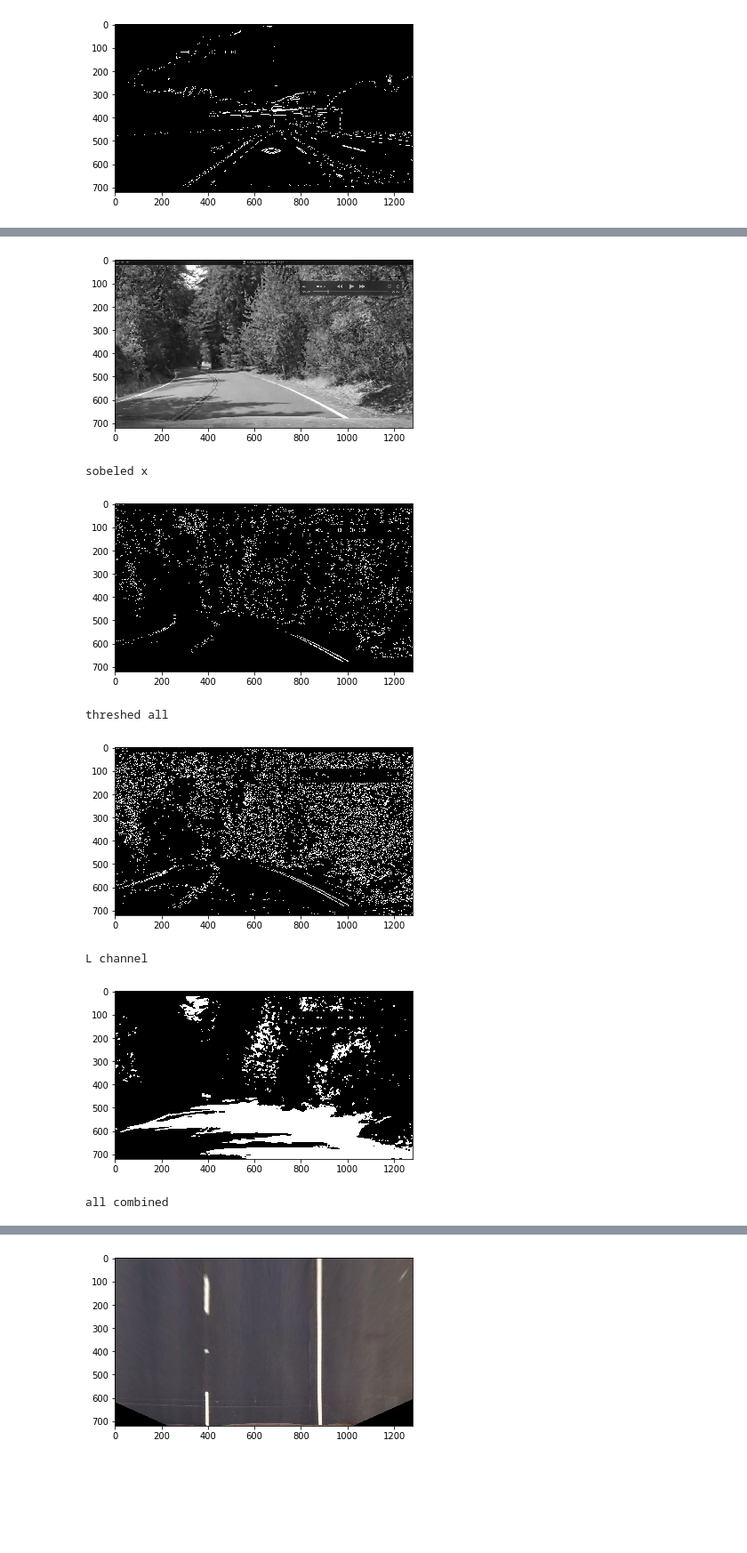
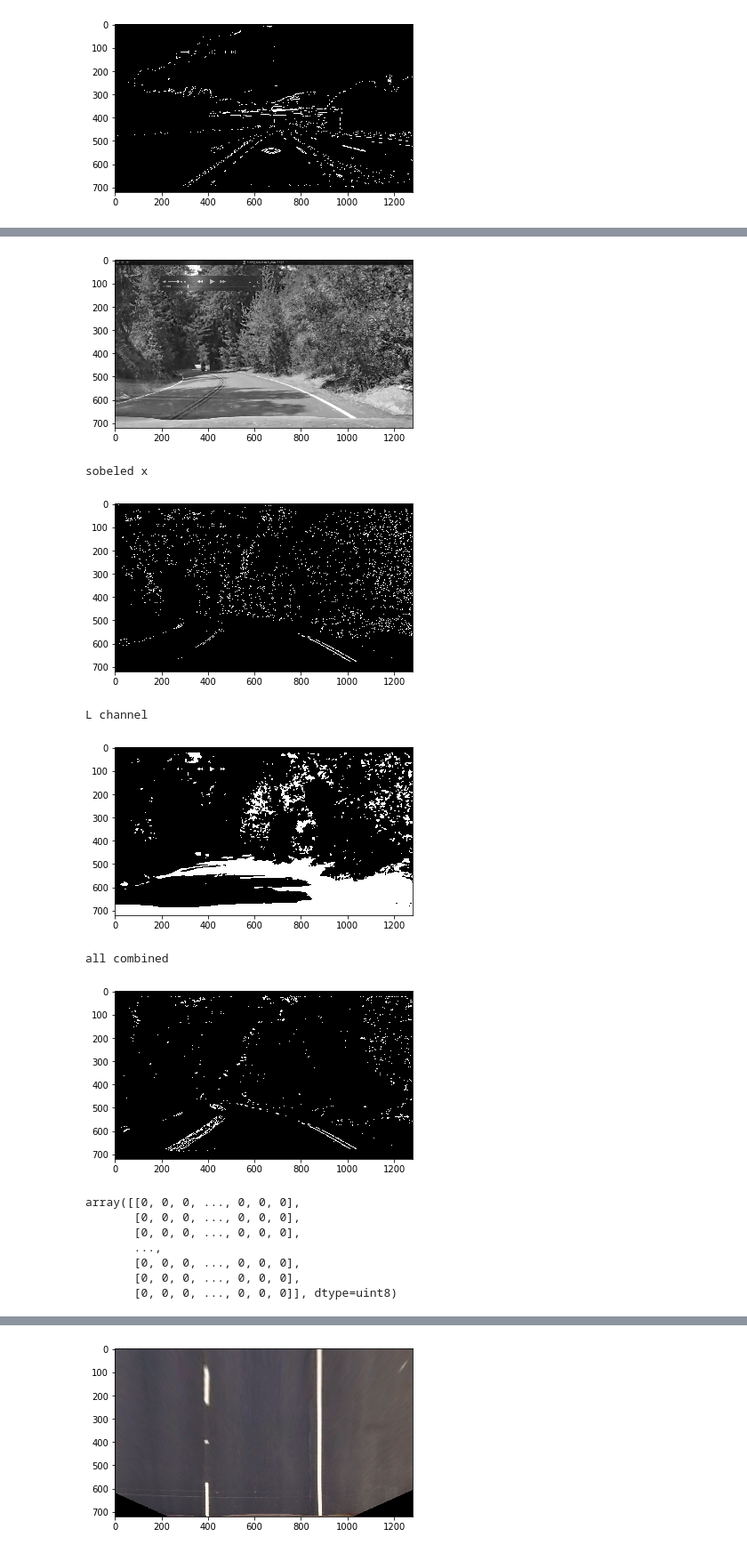
Before and after one commit to artxj/CarND-Advanced-Lane-Lines, a Jupyter notebook: lane_finder.ipynb, the cells around one changed output, grey strips where cells are left out. Shown at 89% size. Saved outputs shown, nothing was run; the diff lists cells and outputs as text; code cells hidden in the pictures; blank space fills up the shorter version.

```diff
--- a/lane_finder.ipynb
+++ b/lane_finder.ipynb
@@ -298,8 +298,8 @@ def test_func(image, show_plot=False, show_only_final=False):
     threshed_d = apply_direction_sobel(gray, kernel_size=25, thresh=(0.7, 1.3))
     # show_image(threshed_d, cmap='gray')
 
-    sobelx = apply_sobel_thresh(gray, orient='x', thresh=(35, 100), kernel_size=15)
-    sobely = apply_sobel_thresh(gray, orient='y', thresh=(35, 100), kernel_size=15)
+    sobelx = apply_sobel_thresh(gray, orient='x', thresh=(40, 100), kernel_size=13)
+    sobely = apply_sobel_thresh(gray, orient='y', thresh=(40, 100), kernel_size=13)
     sobel_a = np.zeros_like(l_channel)
     sobel_a[(sobelx == 1) & (sobely == 1)] = 1
     if show_plot:
@@ -307,9 +307,9 @@ def test_func(image, show_plot=False, show_only_final=False):
         show_image(sobel_a, cmap='gray')
     threshed = np.zeros_like(threshed_m)
     threshed[((threshed_m == 1) & (threshed_d == 1))] = 1
-    if show_plot:
-        print('threshed all')
-        show_image(threshed, cmap='gray')
+    #if show_plot:
+        #print('threshed all')
+        #show_image(threshed, cmap='gray')
 
     thresh = [155, 255]
     l_binary_output = np.zeros_like(l_channel)
@@ -395,6 +395,6 @@ def test_func3(image, show_plot=False, show_only_final=False):
     return s_binary_output
 
 
-image = read_image('./test_images/hard3.jpg')
+image = read_image('./test_images/hard12.jpg')
 test_func(image, show_plot=True)
 # %% [output]
@@ -404,9 +404,15 @@ s channel
 gray channel
-[figure, old version]
+[figure, new version]
 sobeled x
-[figure, old version]
+[figure, new version]
-threshed all
+L channel
-[figure, old version]
+[figure, new version]
-L channel
+all combined
-[figure, old version]
+[figure, new version]
-all combined
+array([[0, 0, 0, ..., 0, 0, 0],
+       [0, 0, 0, ..., 0, 0, 0],
+       [0, 0, 0, ..., 0, 0, 0],
+       ...,
+       [0, 0, 0, ..., 0, 0, 0],
+       [0, 0, 0, ..., 0, 0, 0],
+       [0, 0, 0, ..., 0, 0, 0]], dtype=uint8)
```
Also changed, not shown: parts of 9 cells of this notebook.
